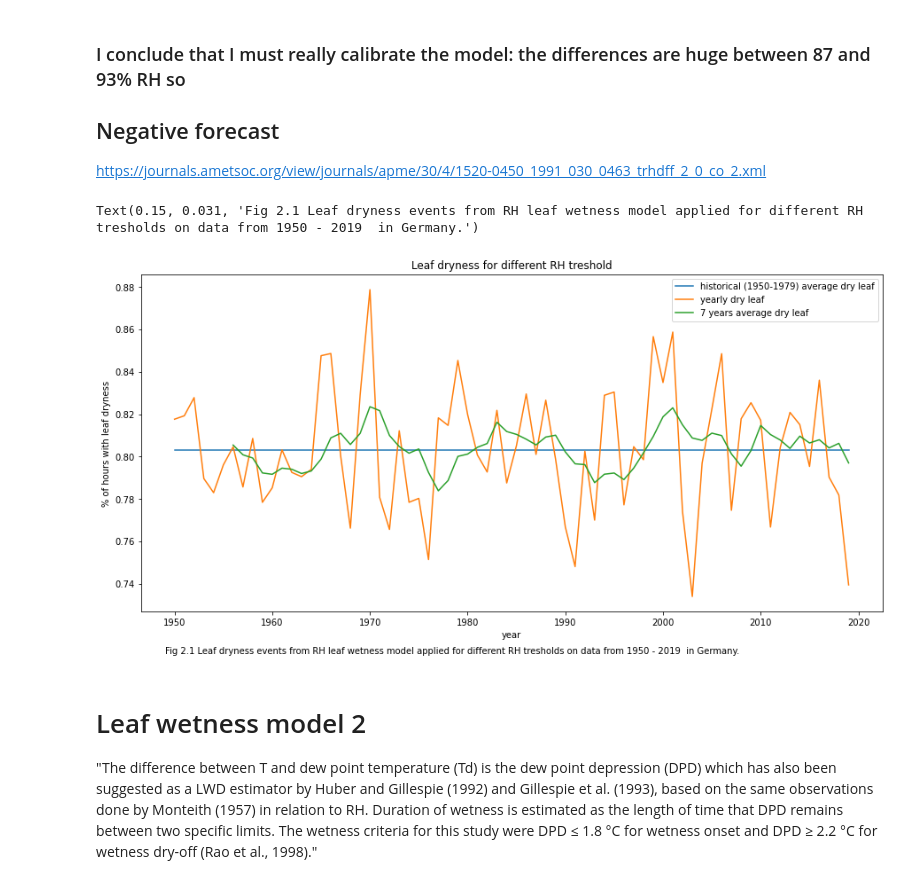
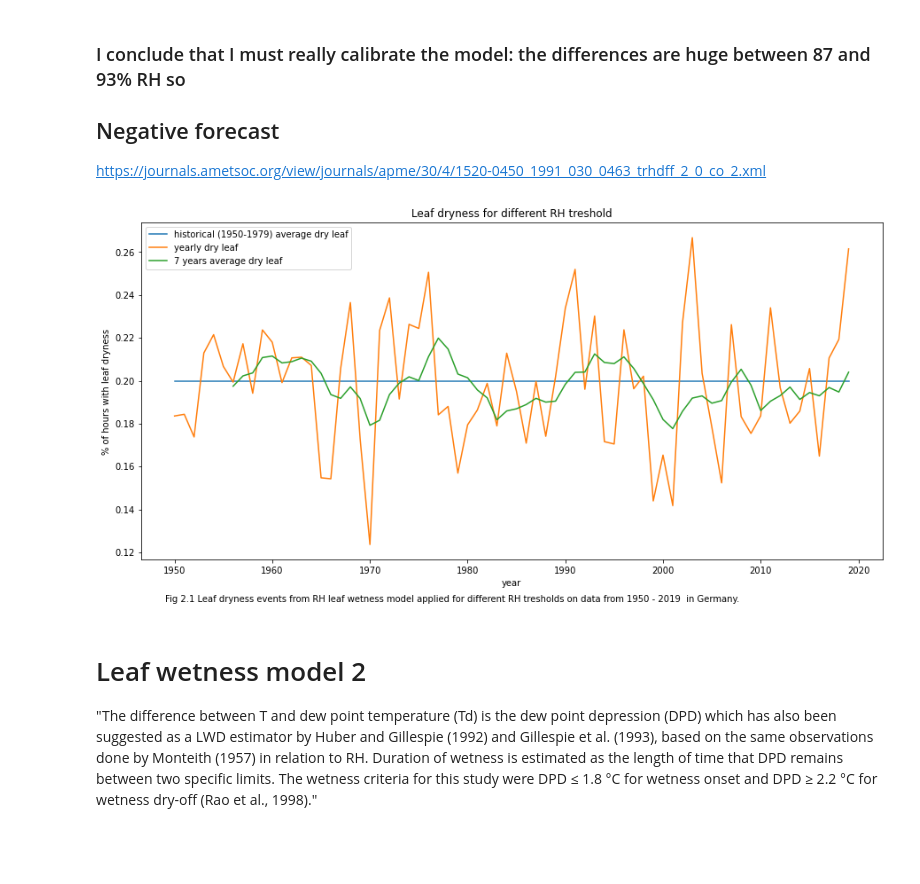
Before and after one commit to serbanradulescu/master_thesis, a Jupyter notebook: project.ipynb, the cells around one changed output. Drawn from its saved outputs; the diff is of its cells as text; code cells hidden in the pictures; blank space fills up the shorter version.

```diff
--- a/project.ipynb
+++ b/project.ipynb
@@ -127,9 +122,9 @@ https://ourworldindata.org/co2-and-other-greenhouse-gas-emissions
 # %% [markdown]
 ### 2. Leaf wetness
 # %%
-df3= create_df("moisture","hourly",1950,2019,ids = common_ids, is_test=False)
+df_moisture= create_df("moisture","hourly",1950,2019,ids = common_ids, is_test=False)
 
 #Replacing non-existent values
-df3.replace(-99.9, np.nan, inplace=True)
+df_moisture.replace(-99.9, np.nan, inplace=True)
 # %% [output]
 All given ids accounted for
@@ -158,24 +162,23 @@ Text(0.15, 0.061, 'Fig 2. Leaf wetness events from RH leaf wetness model applied
 ## Negative forecast
 https://journals.ametsoc.org/view/journals/apme/30/4/1520-0450_1991_030_0463_trhdff_2_0_co_2.xml
 # %%
-new_df3 = df3[df3["month"].isin([12,1,2,3,4])]
+df3_dryness = df_moisture[df_moisture["month"].isin([12,1,2,3,4])]
 
-new_df3[f"dry_leaf"]=new_df3["RF_STD"].apply(lambda x: 1 if float(x) >= 70 else 0)
-#new_df3["RH_average"]= new_df3[[f"lw{i}" for i in range(87,93)]].mean(axis=1)
-new_df3= new_df3.groupby("year").mean()
-new_df3['7yrs_average'] = new_df3.dry_leaf.rolling(7).mean()
-avg50_79= new_df3[new_df3.index <= 1979]["dry_leaf"].mean()
+df3_dryness[f"dry_leaf"]=df3_dryness["RF_STD"].apply(lambda x: 1 if float(x) <= 70 else 0)
+df3_dryness= df3_dryness.groupby("year").mean()
+df3_dryness['7yrs_average'] = df3_dryness.dry_leaf.rolling(7).mean()
+avg50_79= df3_dryness[df3_dryness.index <= 1979]["dry_leaf"].mean()
 
 plt.figure(figsize = (15,7))
-sns.lineplot( x=new_df3.index, y = avg50_79 , label = "historical (1950-1979) average dry leaf")
-sns.lineplot( x="year", y = "dry_leaf", data= new_df3, label = "yearly dry leaf")
-sns.lineplot( x="year", y = '7yrs_average', data= new_df3, label = "7 years average dry leaf")
+sns.lineplot( x=df3_dryness.index, y = avg50_79 , label = "historical (1950-1979) average dry leaf")
+sns.lineplot( x="year", y = "dry_leaf", data= df3_dryness, label = "yearly dry leaf")
+sns.lineplot( x="year", y = '7yrs_average', data= df3_dryness, label = "7 years average dry leaf")
 plt.title("Leaf dryness for different RH treshold")
 plt.ylabel("% of hours with leaf dryness")
 plt.figtext(0.15, 0.031, "Fig 2.1 Leaf dryness events from RH leaf wetness model applied for different RH tresholds on data from 1950 - 2019  in Germany." )
+plt.show()
 # %% [output]
-Text(0.15, 0.031, 'Fig 2.1 Leaf dryness events from RH leaf wetness model applied for different RH tresholds on data from 1950 - 2019  in Germany.')
-[figure, old version]
+[figure, new version]
 # %% [markdown]
 # Leaf wetness model 2
 
```
Also changed, not shown: parts of 13 cells of this notebook, 1 other file.
